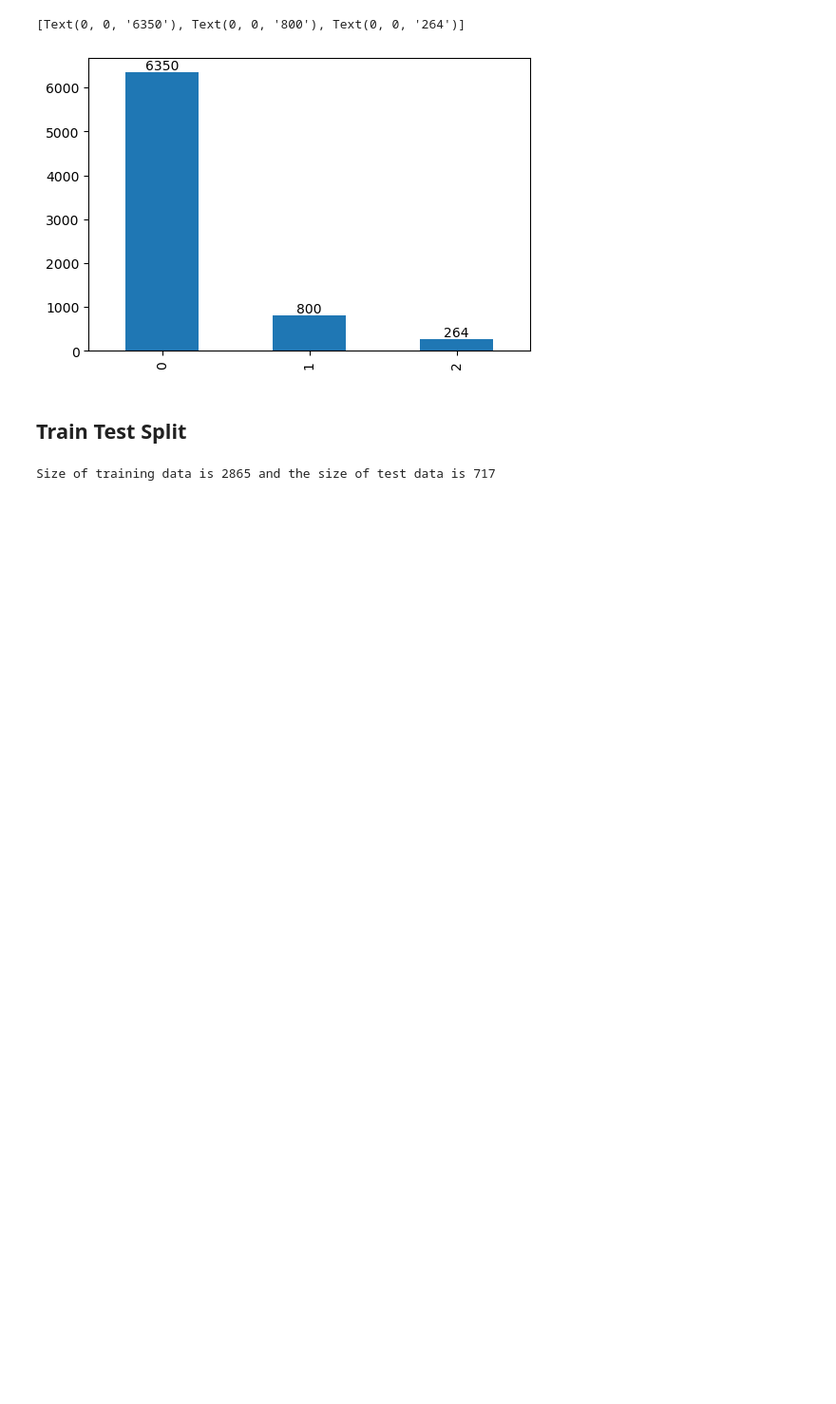
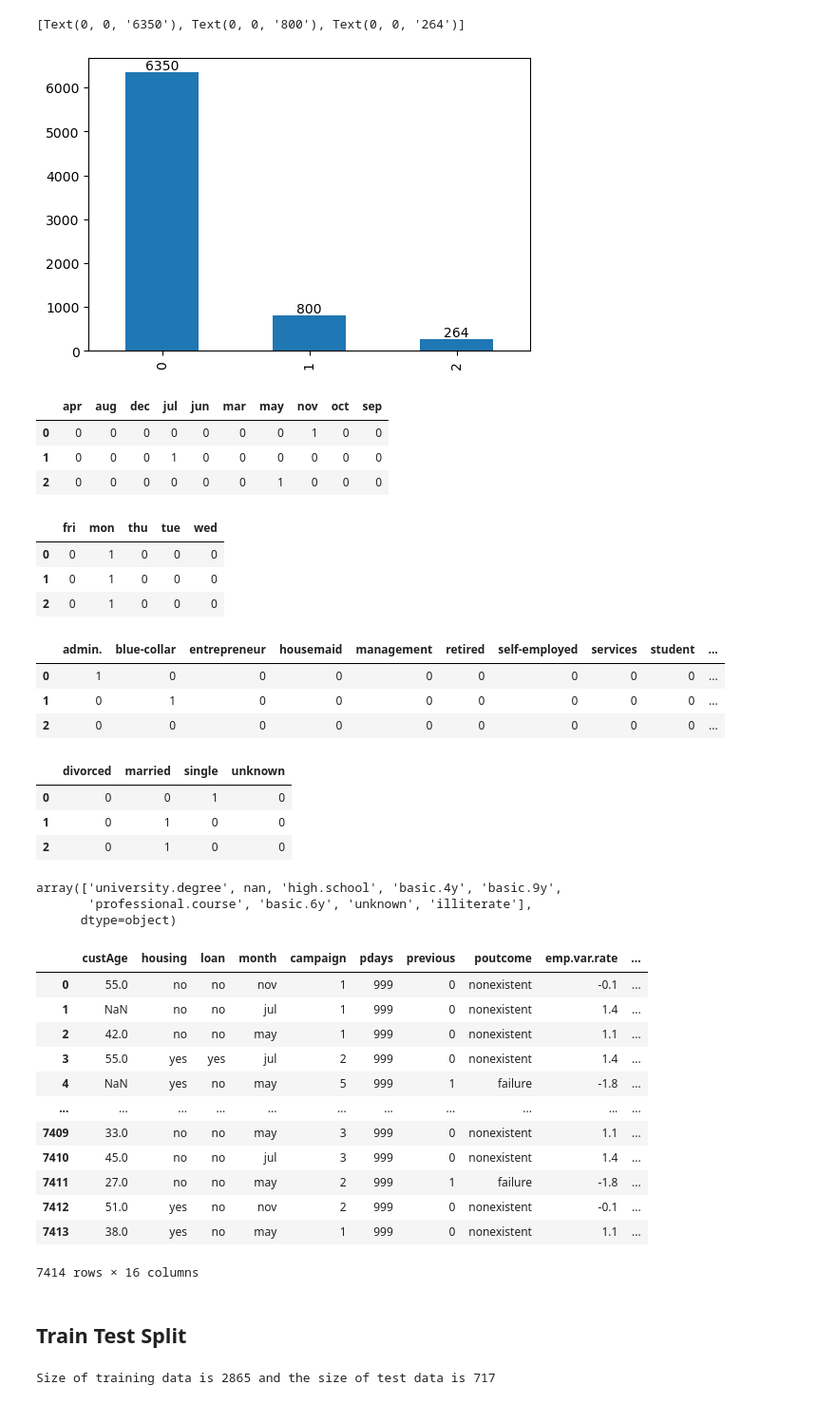
Before and after one commit to tugceturkkal/Data-Projects, a Jupyter notebook: Response to Marketing Campaign.ipynb, the cells around one changed output. Shown at 95% size. Cells and saved outputs as stored; diff of their text form; code cells hidden in the pictures; blank space fills up the shorter version.

Commit message:
Response to Marketing Campaign

```diff
--- a/Response to Marketing Campaign.ipynb
+++ b/Response to Marketing Campaign.ipynb
@@ -284,9 +284,65 @@ ax.bar_label(ax.containers[0])
 Poutcome(0 = nonextistent, 1 = failure, 2 = success): [0 1 2]
 [Text(0, 0, '6350'), Text(0, 0, '800'), Text(0, 0, '264')]
 [figure]
+# %%
+month = pd.get_dummies(marketing_training['month'])
+month.head(3)
+# %% [output]
+|  | apr | aug | dec | jul | jun | mar | may | nov | oct | sep |
+| 0 | 0 | 0 | 0 | 0 | 0 | 0 | 0 | 1 | 0 | 0 |
+| 1 | 0 | 0 | 0 | 1 | 0 | 0 | 0 | 0 | 0 | 0 |
+| 2 | 0 | 0 | 0 | 0 | 0 | 0 | 1 | 0 | 0 | 0 |
+# %%
+day_of_week = pd.get_dummies(marketing_training['day_of_week'])
+day_of_week.head(3)
+# %% [output]
+|  | fri | mon | thu | tue | wed |
+| 0 | 0 | 1 | 0 | 0 | 0 |
+| 1 | 0 | 1 | 0 | 0 | 0 |
+| 2 | 0 | 1 | 0 | 0 | 0 |
+# %%
+profession = pd.get_dummies(marketing_training['profession'])
+profession.head(3)
+# %% [output]
+|  | admin. | blue-collar | entrepreneur | housemaid | management | retired | self-employed | services | student | ... |
+| 0 | 1 | 0 | 0 | 0 | 0 | 0 | 0 | 0 | 0 | ... |
+| 1 | 0 | 1 | 0 | 0 | 0 | 0 | 0 | 0 | 0 | ... |
+| 2 | 0 | 0 | 0 | 0 | 0 | 0 | 0 | 0 | 0 | ... |
+# %%
+marital = pd.get_dummies(marketing_training['marital'])
+marital.head(3)
+# %% [output]
+|  | divorced | married | single | unknown |
+| 0 | 0 | 0 | 1 | 0 |
+| 1 | 0 | 1 | 0 | 0 |
+| 2 | 0 | 1 | 0 | 0 |
+# %%
+marketing_training['schooling'].unique()
+# %% [output]
+array(['university.degree', nan, 'high.school', 'basic.4y', 'basic.9y',
+       'professional.course', 'basic.6y', 'unknown', 'illiterate'],
+      dtype=object)
 # %%
 marketing_training = marketing_training.dropna()
 marketing_test = marketing_test.dropna()
+# %%
+marketing_training = marketing_training.drop(['schooling', 'default', 'contact', 'day_of_week'], axis = 1)
+# %%
+marketing_training
+# %% [output]
+|  | custAge | housing | loan | month | campaign | pdays | previous | poutcome | emp.var.rate | ... |
+| 0 | 55.0 | no | no | nov | 1 | 999 | 0 | nonexistent | -0.1 | ... |
+| 1 | NaN | no | no | jul | 1 | 999 | 0 | nonexistent | 1.4 | ... |
+| 2 | 42.0 | no | no | may | 1 | 999 | 0 | nonexistent | 1.1 | ... |
+| 3 | 55.0 | yes | yes | jul | 2 | 999 | 0 | nonexistent | 1.4 | ... |
+| 4 | NaN | yes | no | may | 5 | 999 | 1 | failure | -1.8 | ... |
+| ... | ... | ... | ... | ... | ... | ... | ... | ... | ... | ... |
+| 7409 | 33.0 | no | no | may | 3 | 999 | 0 | nonexistent | 1.1 | ... |
+| 7410 | 45.0 | no | no | jul | 3 | 999 | 0 | nonexistent | 1.4 | ... |
+| 7411 | 27.0 | no | no | may | 2 | 999 | 1 | failure | -1.8 | ... |
+| 7412 | 51.0 | yes | no | nov | 2 | 999 | 0 | nonexistent | -0.1 | ... |
+| 7413 | 38.0 | yes | no | may | 1 | 999 | 0 | nonexistent | 1.1 | ... |
+7414 rows × 16 columns
 # %% [markdown]
 ## Train Test Split
 # %%
```
Also changed, not shown: parts of 8 cells of this notebook.
